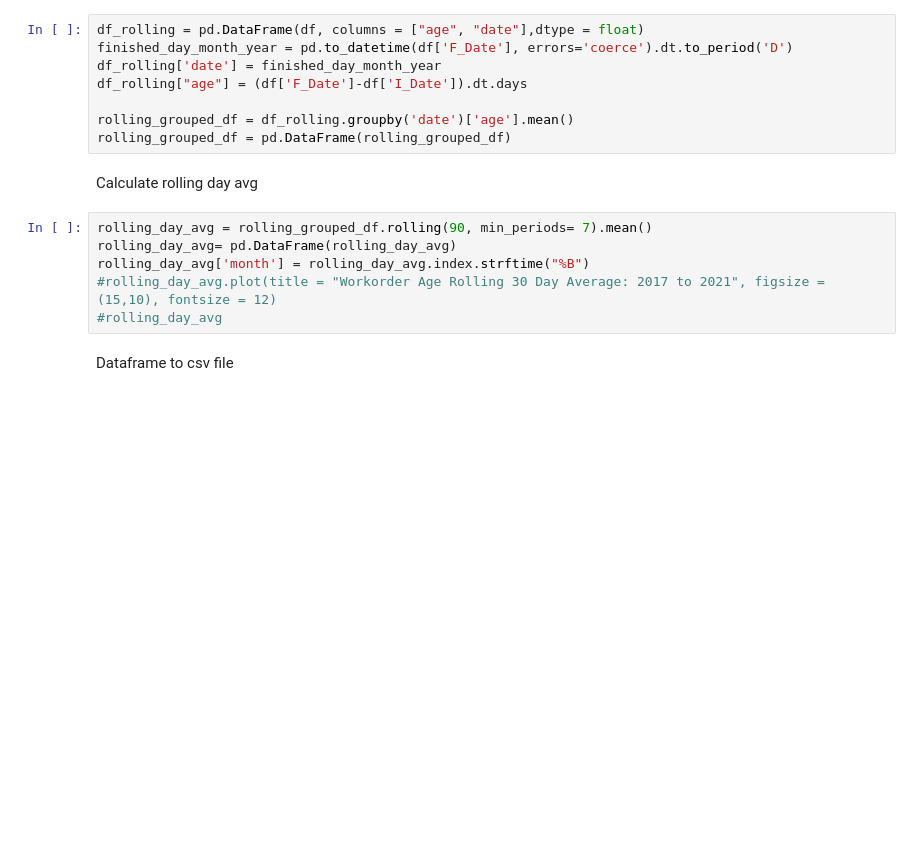
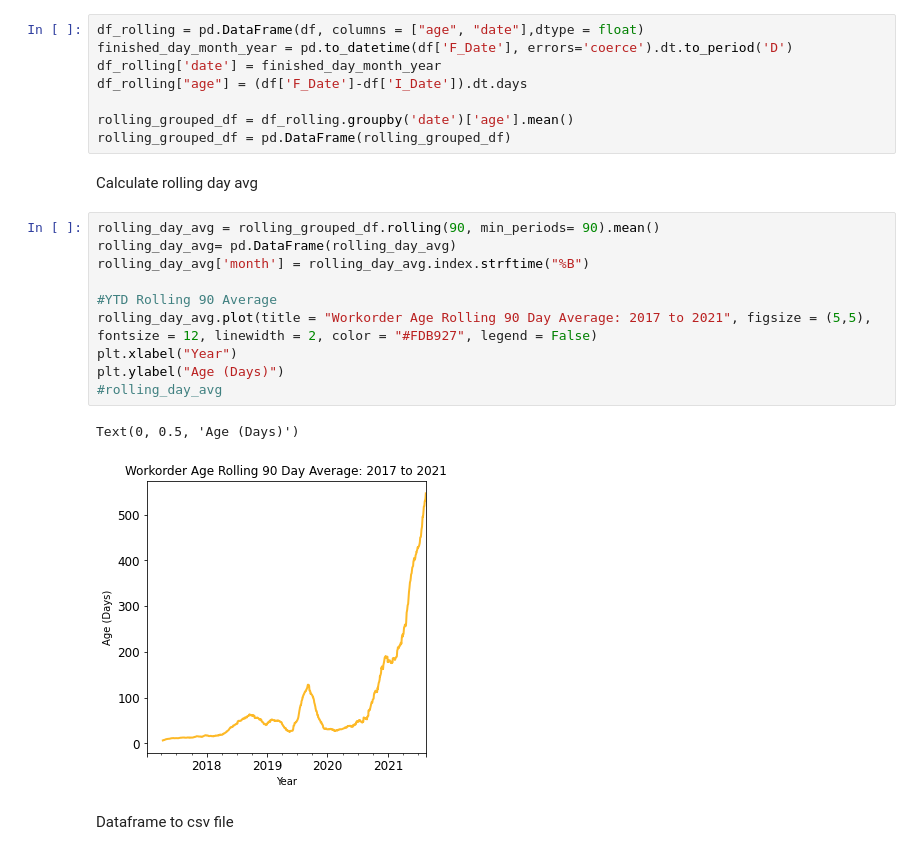
Before and after one commit to city-of-baltimore/dpw_watermetershop, a Jupyter notebook: wms_wo_age_analysis.ipynb, the cells around one changed output. Saved outputs shown, nothing was run; the diff lists cells and outputs as text; blank space fills up the shorter version.

```diff
--- a/wms_wo_age_analysis.ipynb
+++ b/wms_wo_age_analysis.ipynb
@@ -115,11 +115,19 @@ rolling_grouped_df = pd.DataFrame(rolling_grouped_df)
 # %% [markdown]
 Calculate rolling day avg
 # %%
-rolling_day_avg = rolling_grouped_df.rolling(90, min_periods= 7).mean()
+rolling_day_avg = rolling_grouped_df.rolling(90, min_periods= 90).mean()
 rolling_day_avg= pd.DataFrame(rolling_day_avg)
 rolling_day_avg['month'] = rolling_day_avg.index.strftime("%B")
-#rolling_day_avg.plot(title = "Workorder Age Rolling 30 Day Average: 2017 to 2021", figsize = (15,10), fontsize = 12)
+
+#YTD Rolling 90 Average
+rolling_day_avg.plot(title = "Workorder Age Rolling 90 Day Average: 2017 to 2021", figsize = (5,5),
+fontsize = 12, linewidth = 2, color = "#FDB927", legend = False)
+plt.xlabel("Year")
+plt.ylabel("Age (Days)")
 #rolling_day_avg
+# %% [output]
+Text(0, 0.5, 'Age (Days)')
+[figure, added]
 # %% [markdown]
 Dataframe to csv file
 # %%
```
Also changed, not shown: parts of 1 cell of this notebook.
